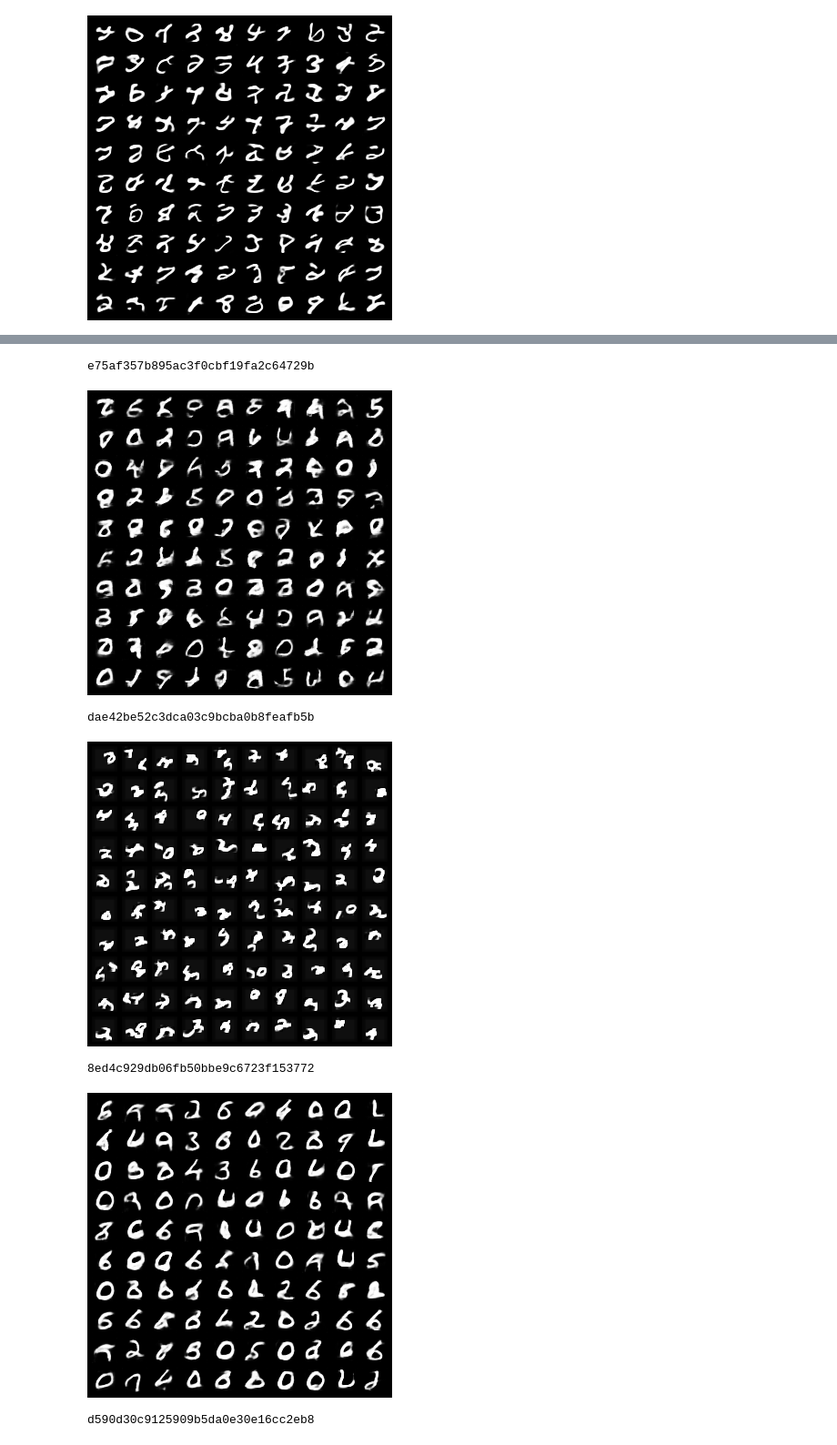
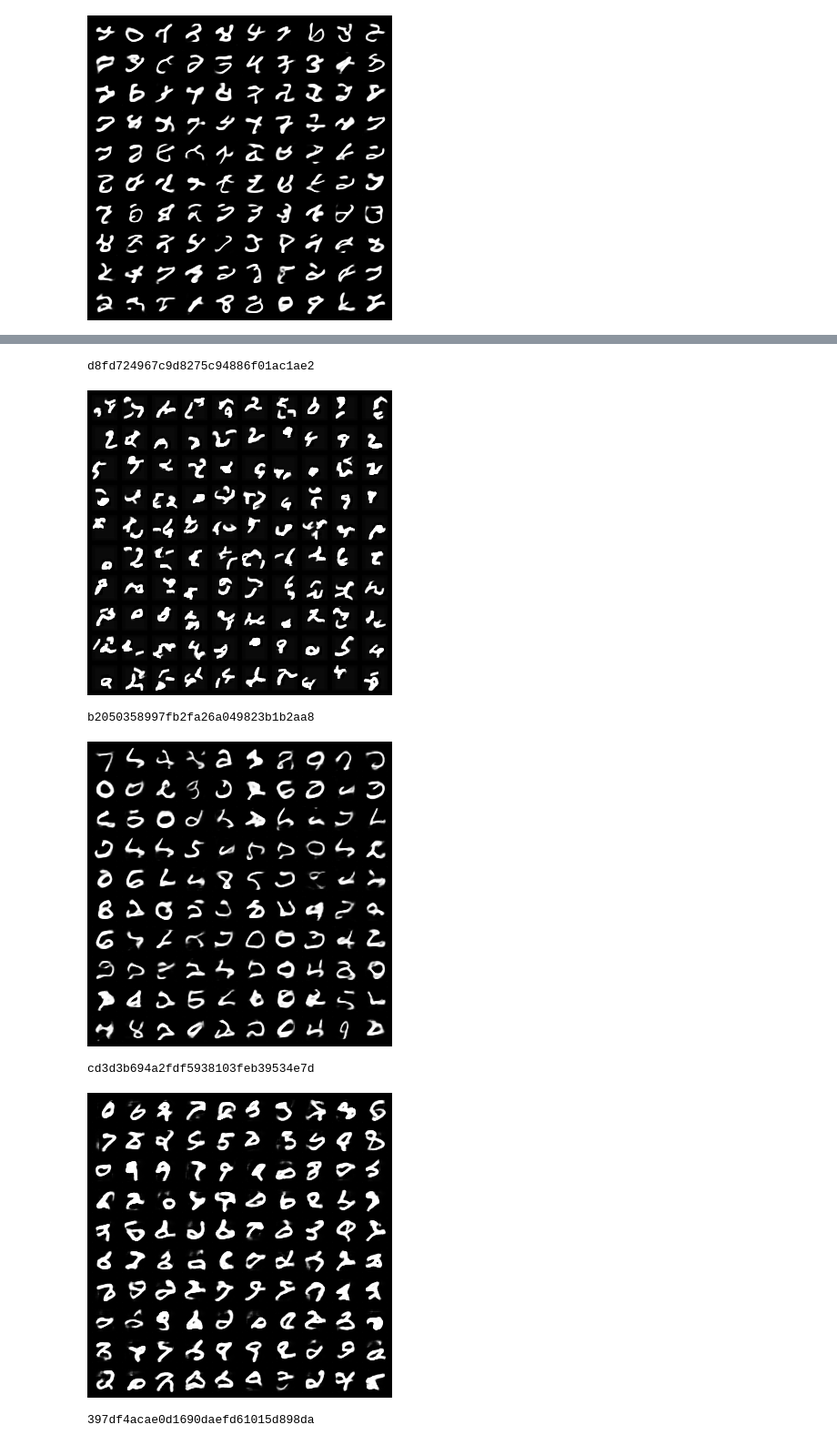
Before and after one commit to mehdidc/out_of_class, a Jupyter notebook: ae/ipynb/analysis.ipynb, the cells around one changed output, grey strips where cells are left out. Shown at 91% size. Cells and saved outputs as stored; diff of their text form; code cells hidden in the pictures.

```diff
--- a/ae/ipynb/analysis.ipynb
+++ b/ae/ipynb/analysis.ipynb
@@ -167,7 +169,8 @@ show_one('93796d92288367753127039b1bc8bb9f')
 [figure]
 # %%
 df = df_full
-df = df[df['bottleneck']==8]
+#df = df[df['sampler'] == 'mnist_deep_kchannel']
+df = df[df['bottleneck']==16]
 df = df.sort_values(by='innovative', ascending=False)
 df = df.iloc[0:10]
 show_several(df)
@@ -179,7 +182,7 @@ e50e5f90823a524dee7f9d73c6f2783a
-e75af357b895ac3f0cbf19fa2c64729b
+d8fd724967c9d8275c94886f01ac1ae2
-[figure, old version]
+[figure, new version]
-dae42be52c3dca03c9bcba0b8feafb5b
+b2050358997fb2fa26a049823b1b2aa8
-[figure, old version]
+[figure, new version]
-8ed4c929db06fb50bbe9c6723f153772
+cd3d3b694a2fdf5938103feb39534e7d
-[figure, old version]
+[figure, new version]
-d590d30c9125909b5da0e30e16cc2eb8
+397df4acae0d1690daefd61015d898da
```
Also changed, not shown: parts of 2 cells of this notebook, 1 other file.
